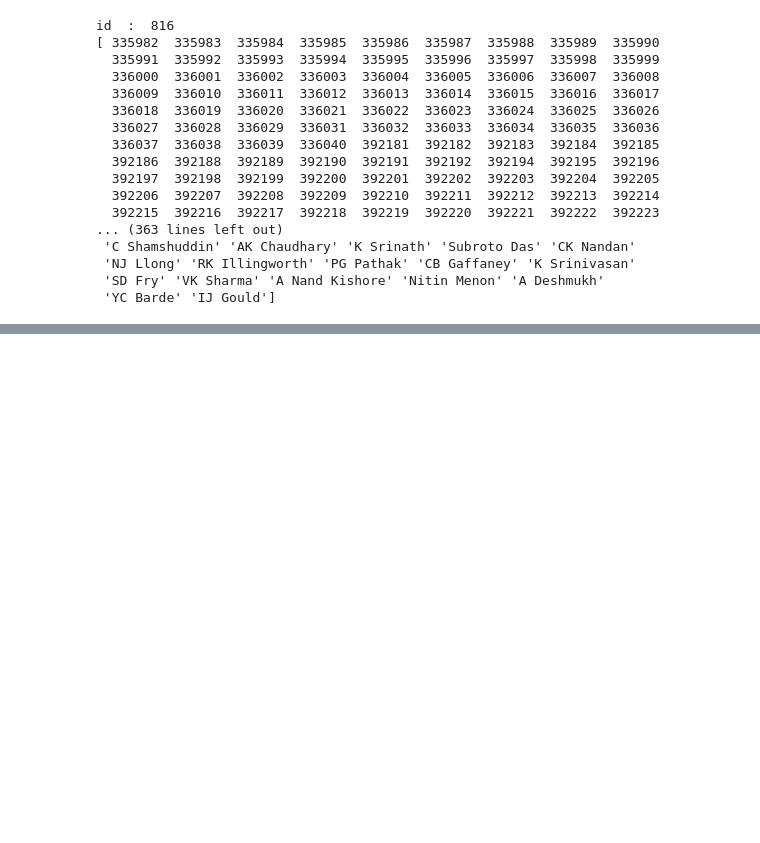
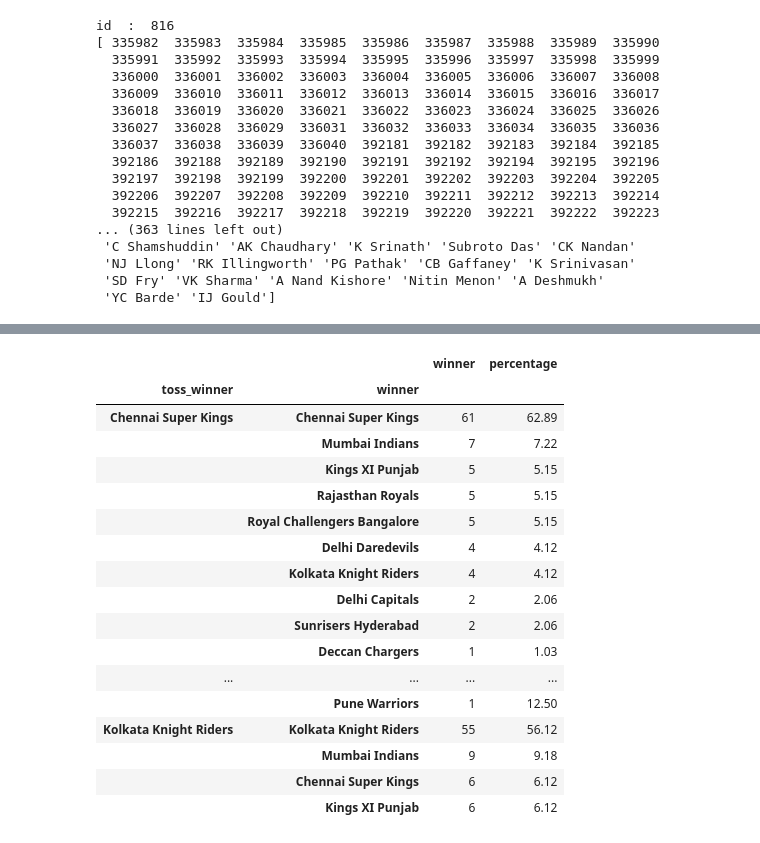
Before and after one commit to SharanDHONI/Kaggle-IPL-analysis, a Jupyter notebook: Match Results/Analysis.ipynb, the cells around one changed output, grey strips where cells are left out. Saved outputs shown, nothing was run; the diff lists cells and outputs as text; code cells hidden in the pictures; blank space fills up the shorter version.

```diff
--- a/Match Results/Analysis.ipynb
+++ b/Match Results/Analysis.ipynb
@@ -135,0 +142,21 @@ df.head()
+# %%
+tw_winner.head(60)
+# %% [output]
+|  |  | winner | percentage |
+| toss_winner | winner |  |  |
+| Chennai Super Kings | Chennai Super Kings | 61 | 62.89 |
+|  | Mumbai Indians | 7 | 7.22 |
+|  | Kings XI Punjab | 5 | 5.15 |
+|  | Rajasthan Royals | 5 | 5.15 |
+|  | Royal Challengers Bangalore | 5 | 5.15 |
+|  | Delhi Daredevils | 4 | 4.12 |
+|  | Kolkata Knight Riders | 4 | 4.12 |
+|  | Delhi Capitals | 2 | 2.06 |
+|  | Sunrisers Hyderabad | 2 | 2.06 |
+|  | Deccan Chargers | 1 | 1.03 |
+| ... | ... | ... | ... |
+|  | Pune Warriors | 1 | 12.50 |
+| Kolkata Knight Riders | Kolkata Knight Riders | 55 | 56.12 |
+|  | Mumbai Indians | 9 | 9.18 |
+|  | Chennai Super Kings | 6 | 6.12 |
+|  | Kings XI Punjab | 6 | 6.12 |
```
Also changed, not shown: parts of 11 cells of this notebook.
